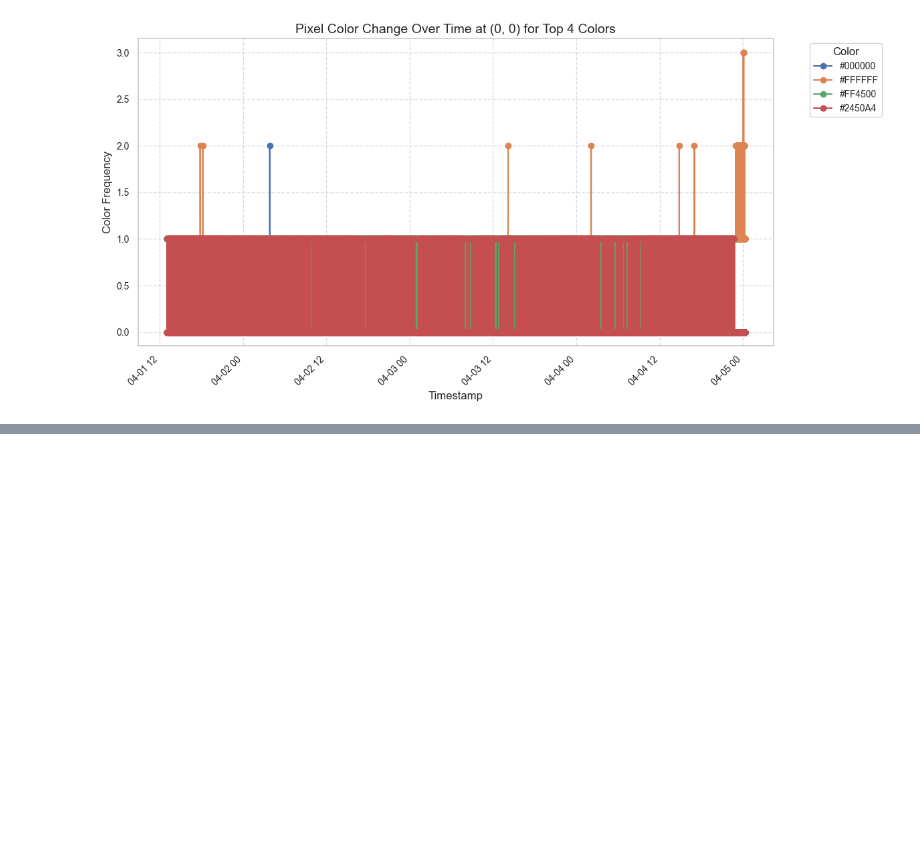
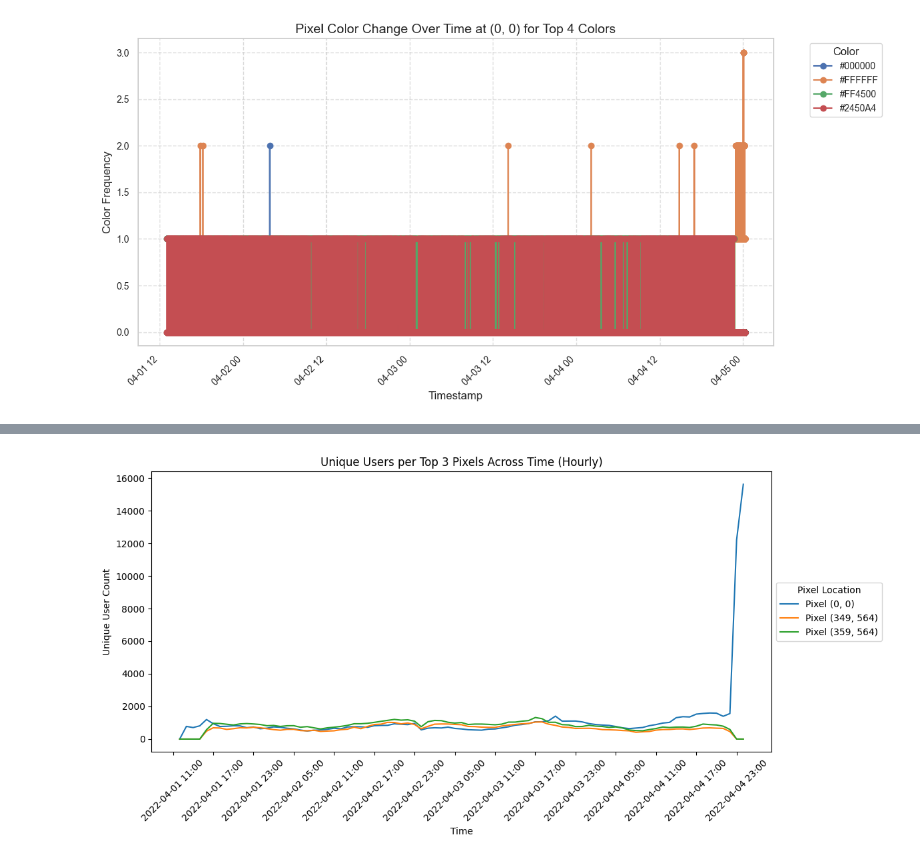
Before and after one commit to bchan42/csc369-analysis, a Jupyter notebook: week4/week_4_misc.ipynb, the cells around one changed output, grey strips where cells are left out. Saved outputs shown, nothing was run; the diff lists cells and outputs as text; code cells hidden in the pictures; blank space fills up the shorter version.

```diff
--- a/week4/week_4_misc.ipynb
+++ b/week4/week_4_misc.ipynb
@@ -902,0 +938,30 @@ SchemaError: invalid series dtype: expected `String`, got `datetime[μs]` for se
+# %%
+import matplotlib.pyplot as plt
+import matplotlib.dates as mdates
+
+plt.figure(figsize=(12, 6))
+
+for column in pixel_counts_pivot.columns:
+    plt.plot(
+        pixel_counts_pivot.index,
+        pixel_counts_pivot[column],
+        label=f"Pixel {column}",
+        linestyle='-',
+        markersize=6
+    )
+
+plt.title('Unique Users per Top 3 Pixels Across Time (Hourly)')
+plt.xlabel('Time')
+plt.ylabel('Unique User Count')
+
+ax = plt.gca()
+ax.xaxis.set_major_locator(mdates.HourLocator(interval=6))  # show every 6 hours
+ax.xaxis.set_major_formatter(mdates.DateFormatter('%Y-%m-%d %H:%M'))  # show date and time in format
+
+plt.xticks(rotation=45) # rotate
+plt.legend(title='Pixel Location', loc='center left', bbox_to_anchor=(1, 0.5)) # move legend
+
+plt.tight_layout()
+plt.show()
+# %% [output]
+[figure, added]
```
Also changed, not shown: parts of 10 cells of this notebook.
